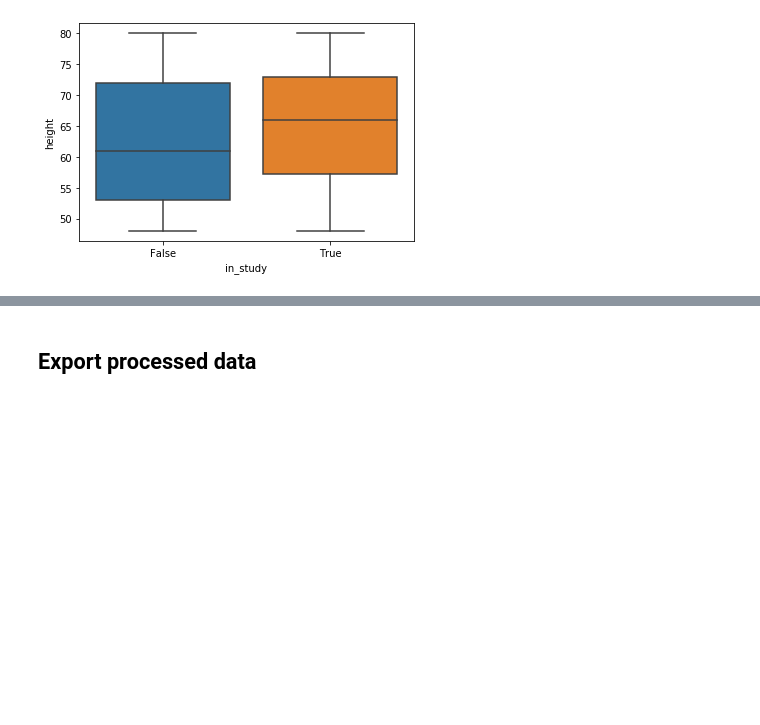
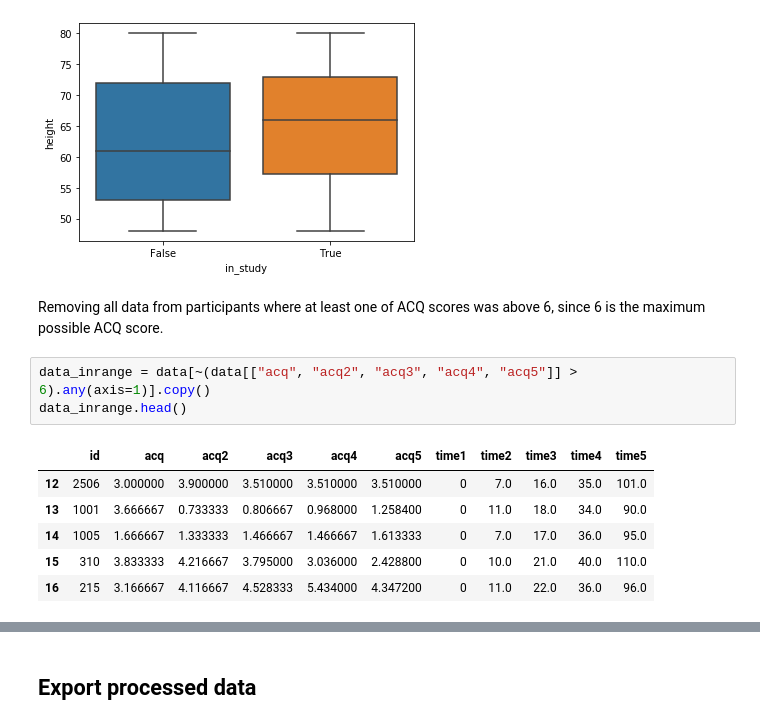
Before and after one commit to dashapyly/octagon-data-science-competition, a Jupyter notebook: notebooks/data-challenge.ipynb, the cells around one changed output, grey strips where cells are left out. Saved outputs shown, nothing was run; the diff lists cells and outputs as text; blank space fills up the shorter version.

```diff
--- a/notebooks/data-challenge.ipynb
+++ b/notebooks/data-challenge.ipynb
@@ -367,3 +365,15 @@ sns.boxplot(x="in_study", y="height", data=X_all)
 # %% [output]
 <matplotlib.axes._subplots.AxesSubplot at 0x...>
 [figure]
+# %% [markdown]
+Removing all data from participants where at least one of ACQ scores was above 6, since 6 is the maximum possible ACQ score.
+# %%
+data_inrange = data[~(data[["acq", "acq2", "acq3", "acq4", "acq5"]] > 6).any(axis=1)].copy()
+data_inrange.head()
+# %% [output]
+|  | id | acq | acq2 | acq3 | acq4 | acq5 | time1 | time2 | time3 | time4 | time5 |
+| 12 | 2506 | 3.000000 | 3.900000 | 3.510000 | 3.510000 | 3.510000 | 0 | 7.0 | 16.0 | 35.0 | 101.0 |
+| 13 | 1001 | 3.666667 | 0.733333 | 0.806667 | 0.968000 | 1.258400 | 0 | 11.0 | 18.0 | 34.0 | 90.0 |
+| 14 | 1005 | 1.666667 | 1.333333 | 1.466667 | 1.466667 | 1.613333 | 0 | 7.0 | 17.0 | 36.0 | 95.0 |
+| 15 | 310 | 3.833333 | 4.216667 | 3.795000 | 3.036000 | 2.428800 | 0 | 10.0 | 21.0 | 40.0 | 110.0 |
+| 16 | 215 | 3.166667 | 4.116667 | 4.528333 | 5.434000 | 4.347200 | 0 | 11.0 | 22.0 | 36.0 | 96.0 |
```
Also changed, not shown: parts of 18 cells of this notebook.
